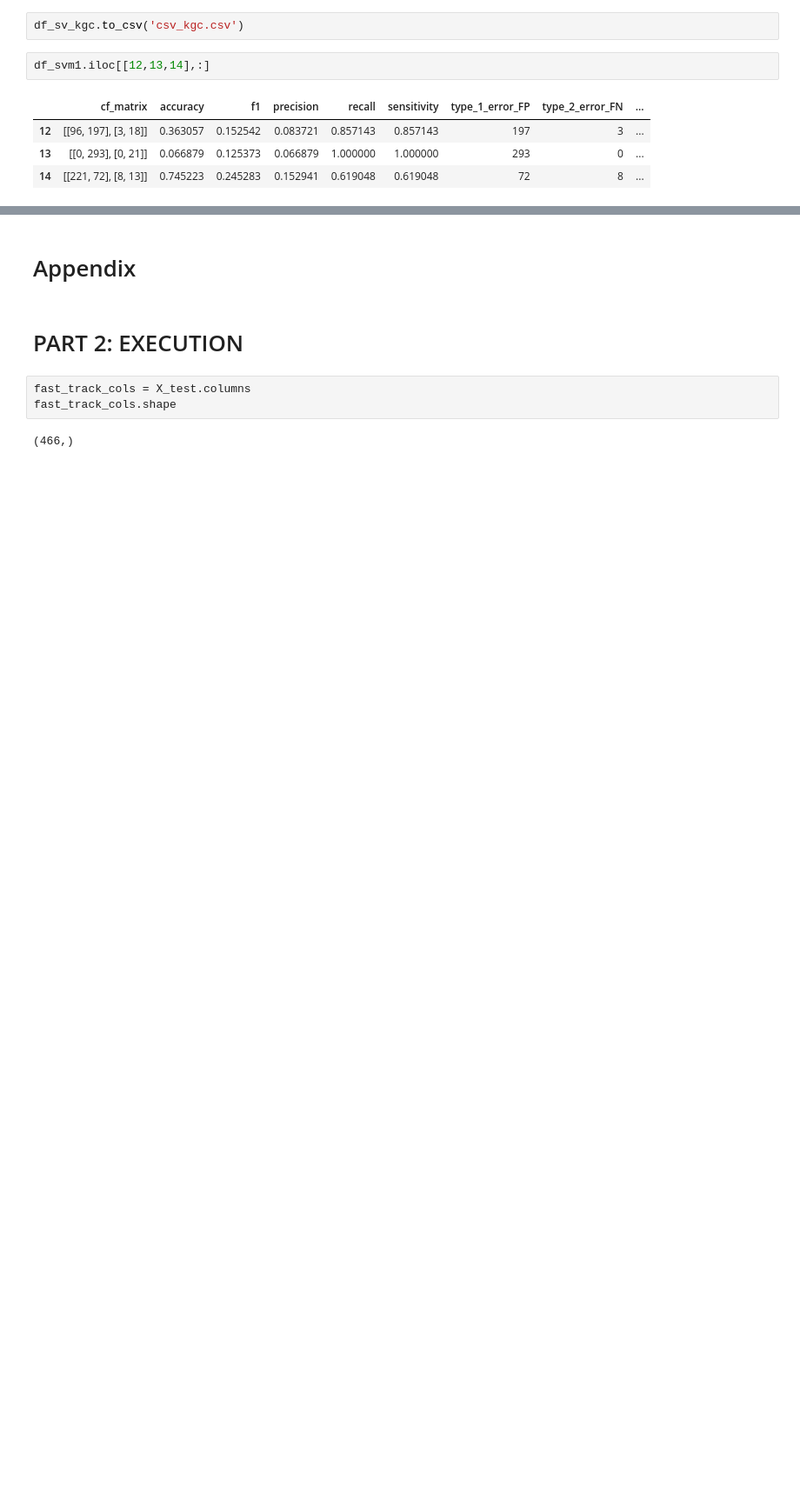
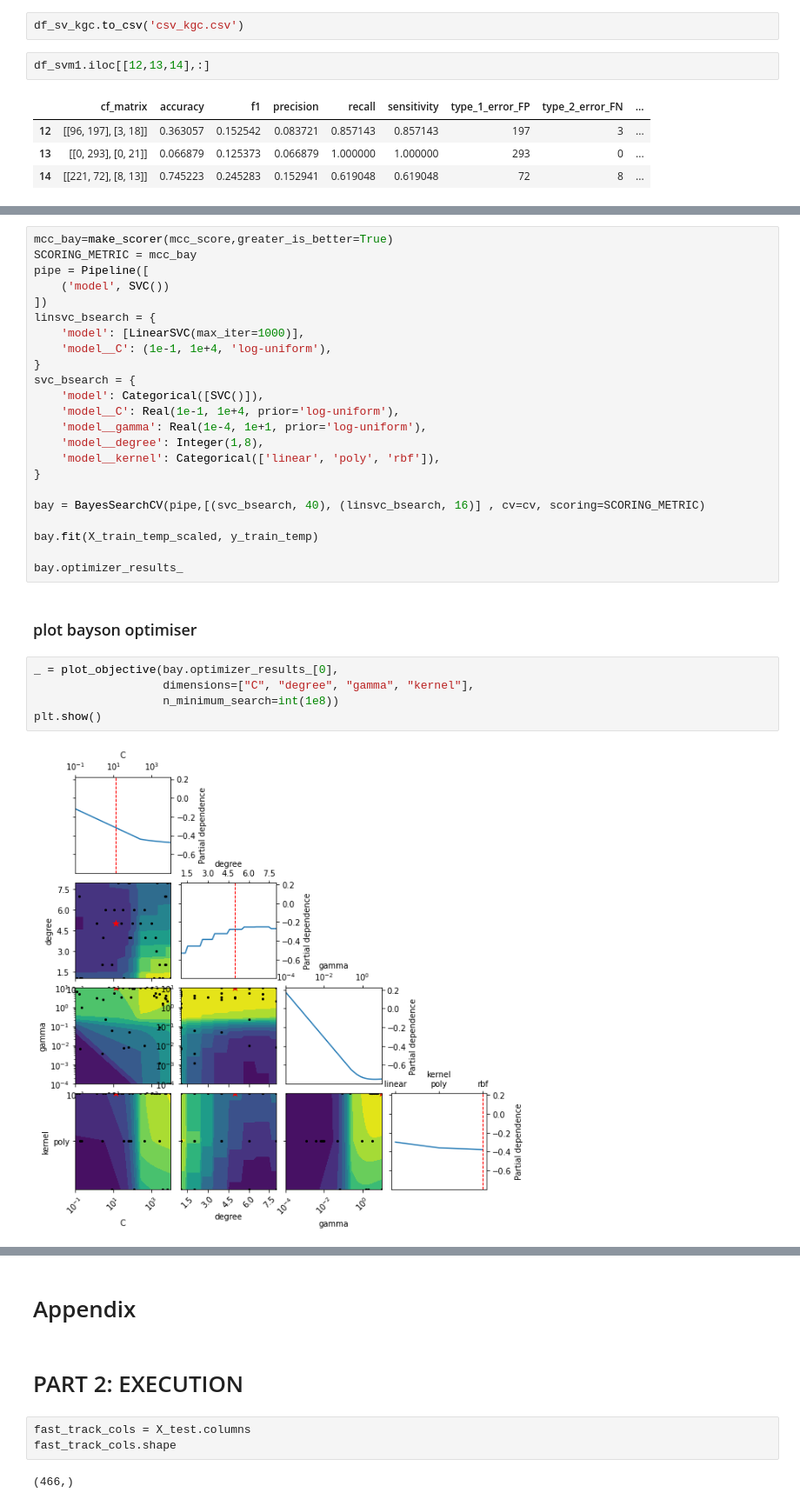
Before and after one commit to hinatanvir/Fault-Detection-SECOM, a Jupyter notebook: Hina/svm param vis.ipynb, the cells around one changed output, grey strips where cells are left out. Shown at 87% size. Drawn from its saved outputs; the diff is of its cells as text; blank space fills up the shorter version.

```diff
--- a/Hina/svm param vis.ipynb
+++ b/Hina/svm param vis.ipynb
@@ -691,0 +794,32 @@ df_svm1.iloc[[12,13,14],:]
+# %%
+mcc_bay=make_scorer(mcc_score,greater_is_better=True)
+SCORING_METRIC = mcc_bay
+pipe = Pipeline([
+    ('model', SVC())
+])
+linsvc_bsearch = {
+    'model': [LinearSVC(max_iter=1000)],
+    'model__C': (1e-1, 1e+4, 'log-uniform'),
+}
+svc_bsearch = {
+    'model': Categorical([SVC()]),
+    'model__C': Real(1e-1, 1e+4, prior='log-uniform'),
+    'model__gamma': Real(1e-4, 1e+1, prior='log-uniform'),
+    'model__degree': Integer(1,8),
+    'model__kernel': Categorical(['linear', 'poly', 'rbf']),
+}
+
+bay = BayesSearchCV(pipe,[(svc_bsearch, 40), (linsvc_bsearch, 16)] , cv=cv, scoring=SCORING_METRIC)
+
+bay.fit(X_train_temp_scaled, y_train_temp)
+
+bay.optimizer_results_
+# %% [markdown]
+### plot bayson optimiser
+# %%
+_ = plot_objective(bay.optimizer_results_[0],
+                   dimensions=["C", "degree", "gamma", "kernel"],
+                   n_minimum_search=int(1e8))
+plt.show()
+# %% [output]
+[figure, added]
```
Also changed, not shown: parts of 38 cells of this notebook, 1 other file.
